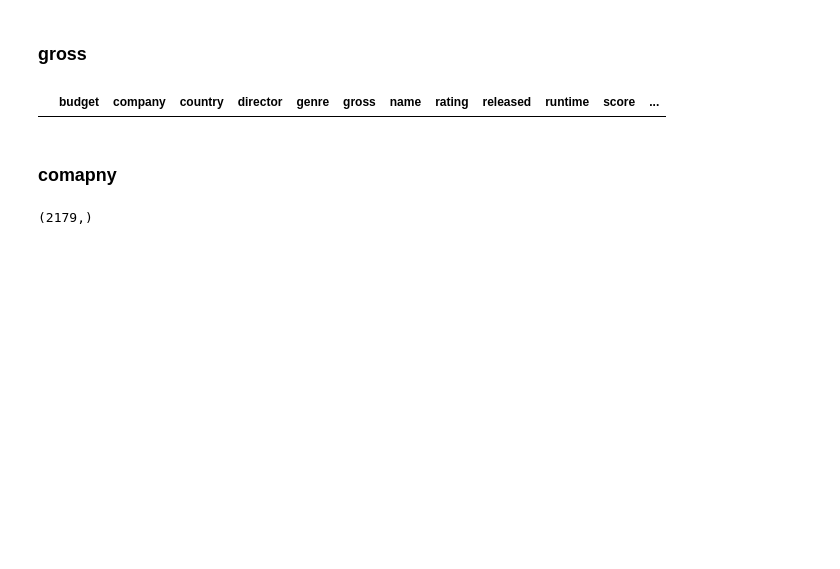
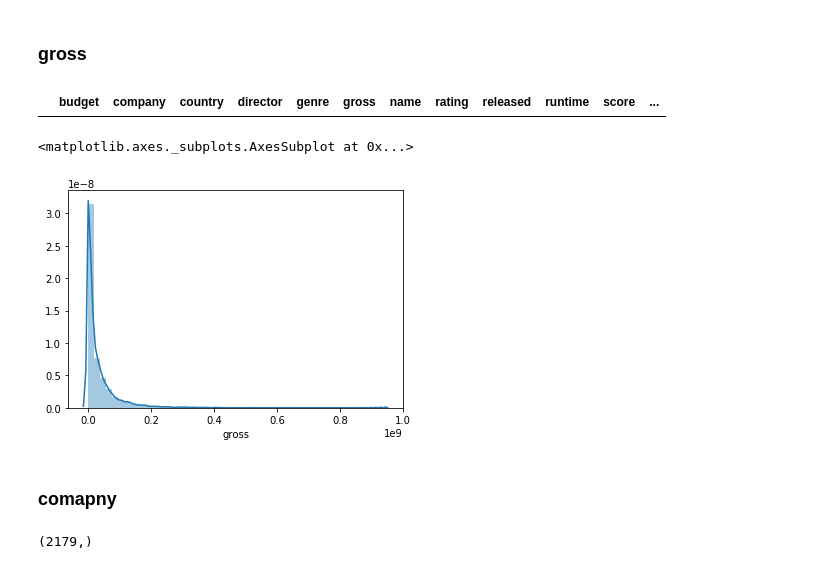
Before and after one commit to szylec/Kaggle, a Jupyter notebook: movies_analysis/analytics.ipynb, the cells around one changed output. Cells and saved outputs as stored; diff of their text form; code cells hidden in the pictures; blank space fills up the shorter version.

```diff
--- a/movies_analysis/analytics.ipynb
+++ b/movies_analysis/analytics.ipynb
@@ -327,6 +387,11 @@ analysis[analysis['gross'] == 0.0]
 # no 0.0's
 # %% [output]
 |  | budget | company | country | director | genre | gross | name | rating | released | runtime | score | ... |
+# %%
+sns.distplot(analysis['gross'])
+# %% [output]
+<matplotlib.axes._subplots.AxesSubplot at 0x...>
+[figure, added]
 # %% [markdown]
 ### comapny
 # %%
```
Also changed, not shown: parts of 8 cells of this notebook.
